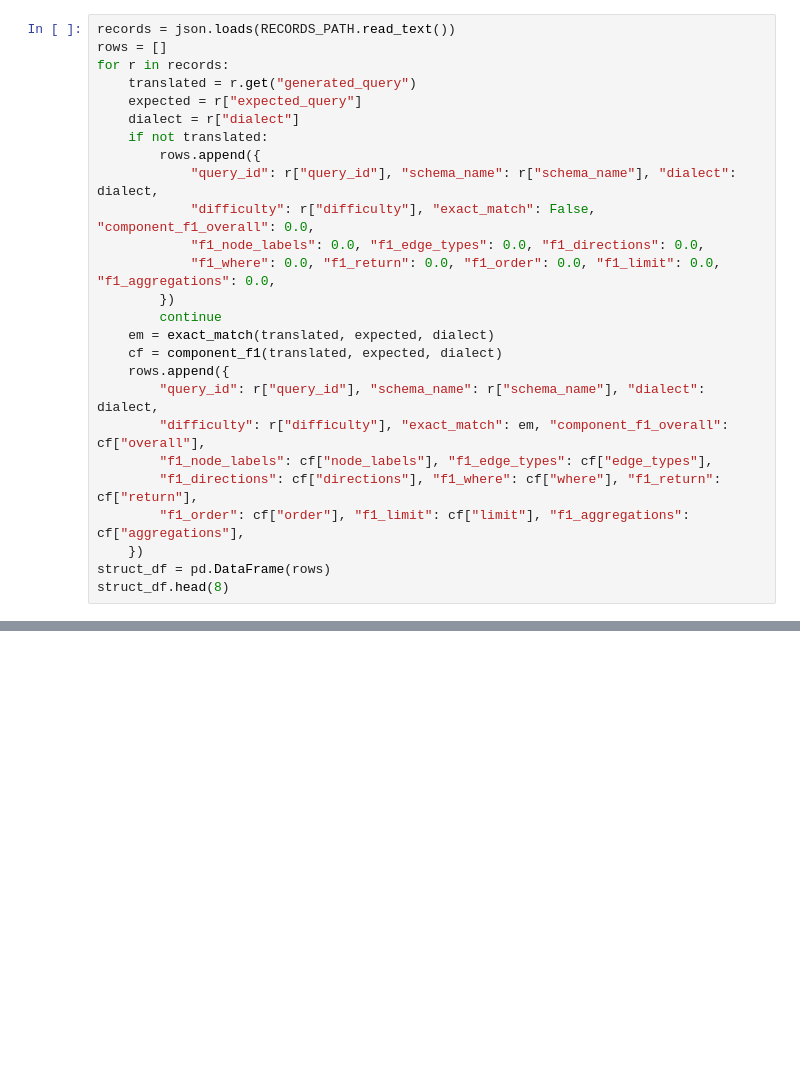
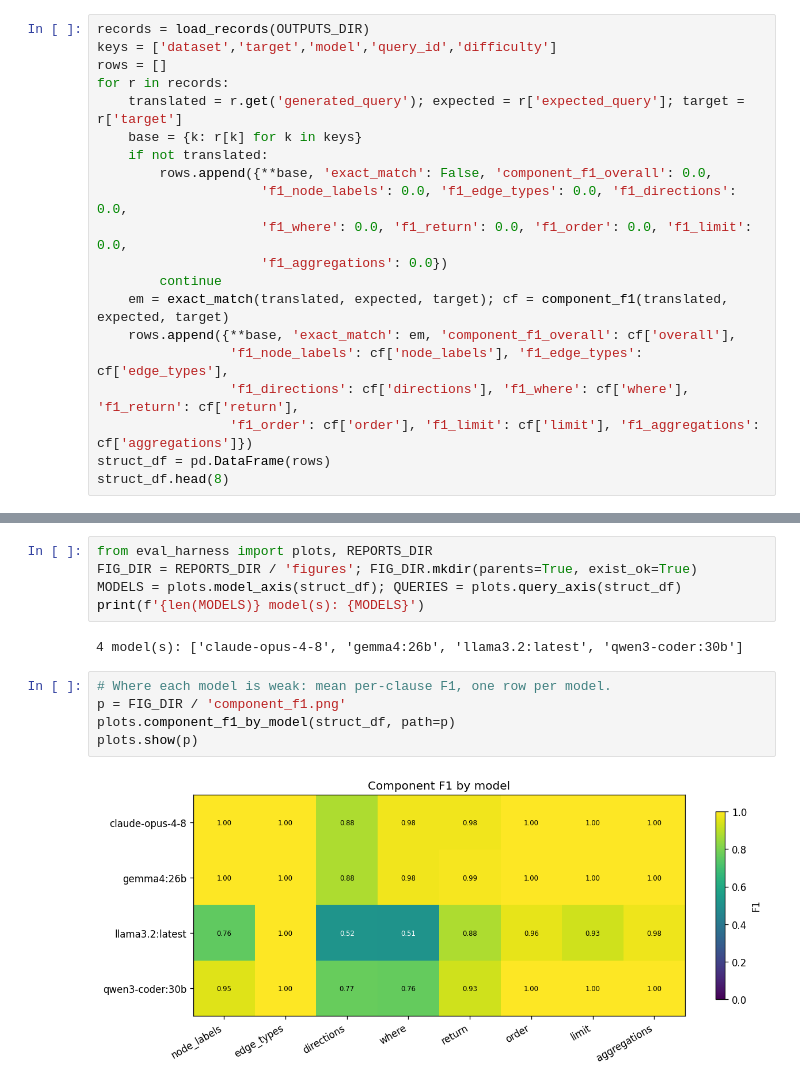
Before and after one commit to obonovai/sql2graph, a Jupyter notebook: evaluation/notebooks/03_structural_metrics.ipynb, the cells around one changed output, grey strips where cells are left out. Cells and saved outputs as stored; diff of their text form; blank space fills up the shorter version.

```diff
--- a/evaluation/notebooks/03_structural_metrics.ipynb
+++ b/evaluation/notebooks/03_structural_metrics.ipynb
@@ -344,26 +52,20 @@ Only records that produced a non-null `generated_query` get metric values; faile
 # %%
-records = json.loads(RECORDS_PATH.read_text())
+records = load_records(OUTPUTS_DIR)
+keys = ['dataset','target','model','query_id','difficulty']
 rows = []
 for r in records:
-    translated = r.get("generated_query")
-    expected = r["expected_query"]
-    dialect = r["dialect"]
+    translated = r.get('generated_query'); expected = r['expected_query']; target = r['target']
+    base = {k: r[k] for k in keys}
     if not translated:
-        rows.append({
-            "query_id": r["query_id"], "schema_name": r["schema_name"], "dialect": dialect,
-            "difficulty": r["difficulty"], "exact_match": False, "component_f1_overall": 0.0,
-            "f1_node_labels": 0.0, "f1_edge_types": 0.0, "f1_directions": 0.0,
-            "f1_where": 0.0, "f1_return": 0.0, "f1_order": 0.0, "f1_limit": 0.0, "f1_aggregations": 0.0,
-        })
+        rows.append({**base, 'exact_match': False, 'component_f1_overall': 0.0,
+                     'f1_node_labels': 0.0, 'f1_edge_types': 0.0, 'f1_directions': 0.0,
+                     'f1_where': 0.0, 'f1_return': 0.0, 'f1_order': 0.0, 'f1_limit': 0.0,
+                     'f1_aggregations': 0.0})
         continue
-    em = exact_match(translated, expected, dialect)
-    cf = component_f1(translated, expected, dialect)
-    rows.append({
-        "query_id": r["query_id"], "schema_name": r["schema_name"], "dialect": dialect,
-        "difficulty": r["difficulty"], "exact_match": em, "component_f1_overall": cf["overall"],
-        "f1_node_labels": cf["node_labels"], "f1_edge_types": cf["edge_types"],
-        "f1_directions": cf["directions"], "f1_where": cf["where"], "f1_return": cf["return"],
-        "f1_order": cf["order"], "f1_limit": cf["limit"], "f1_aggregations": cf["aggregations"],
-    })
+    em = exact_match(translated, expected, target); cf = component_f1(translated, expected, target)
+    rows.append({**base, 'exact_match': em, 'component_f1_overall': cf['overall'],
+                 'f1_node_labels': cf['node_labels'], 'f1_edge_types': cf['edge_types'],
+                 'f1_directions': cf['directions'], 'f1_where': cf['where'], 'f1_return': cf['return'],
+                 'f1_order': cf['order'], 'f1_limit': cf['limit'], 'f1_aggregations': cf['aggregations']})
 struct_df = pd.DataFrame(rows)
 struct_df.head(8)
@@ -386,0 +114,14 @@ print(f"Wrote {len(struct_df)} rows to {OUT_CSV}")
+# %%
+from eval_harness import plots, REPORTS_DIR
+FIG_DIR = REPORTS_DIR / 'figures'; FIG_DIR.mkdir(parents=True, exist_ok=True)
+MODELS = plots.model_axis(struct_df); QUERIES = plots.query_axis(struct_df)
+print(f'{len(MODELS)} model(s): {MODELS}')
+# %% [output]
+4 model(s): ['claude-opus-4-8', 'gemma4:26b', 'llama3.2:latest', 'qwen3-coder:30b']
+# %%
+# Where each model is weak: mean per-clause F1, one row per model.
+p = FIG_DIR / 'component_f1.png'
+plots.component_f1_by_model(struct_df, path=p)
+plots.show(p)
+# %% [output]
+[figure, added]
```
Also changed, not shown: parts of 24 cells of this notebook, 42 other files.
